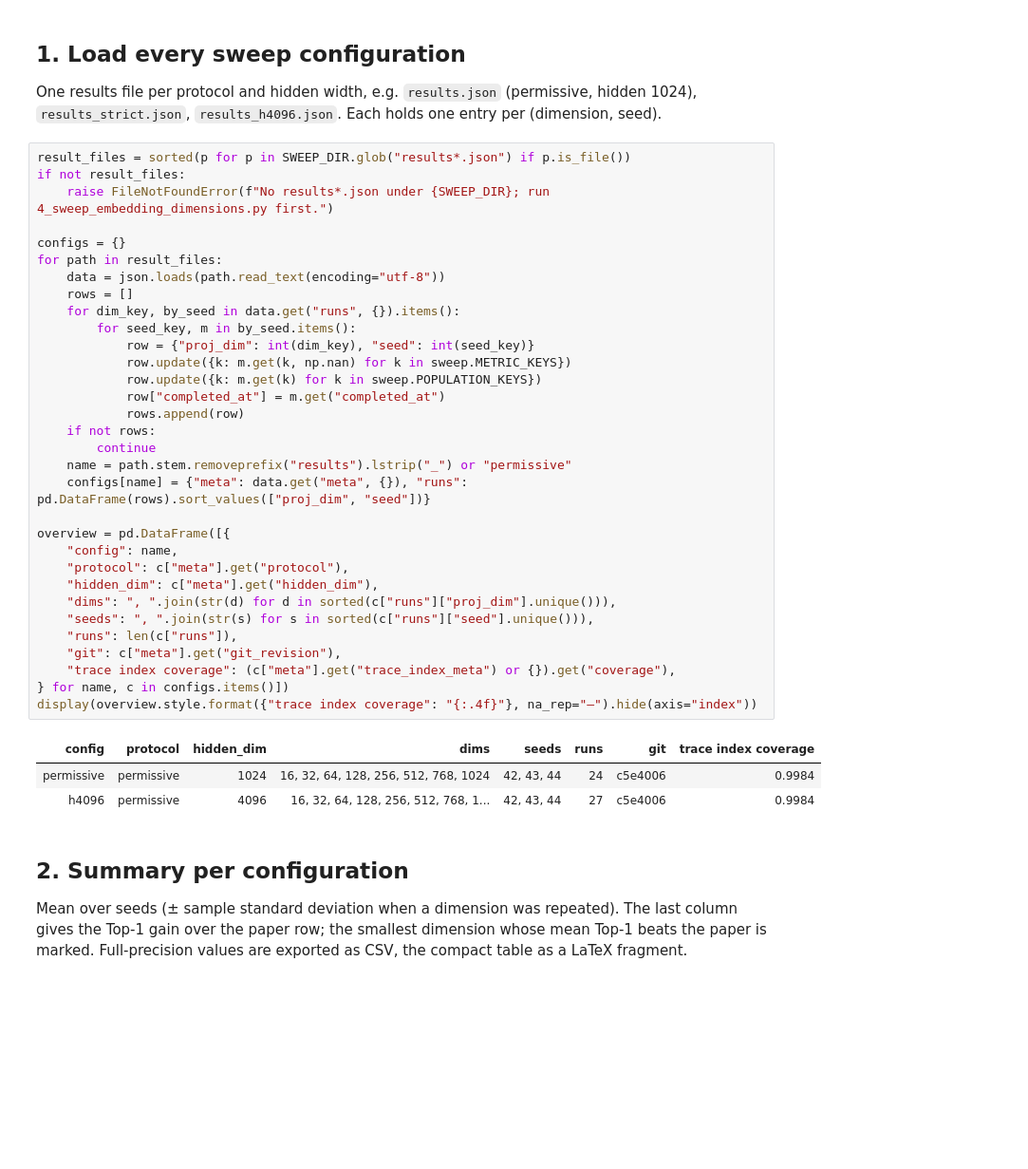
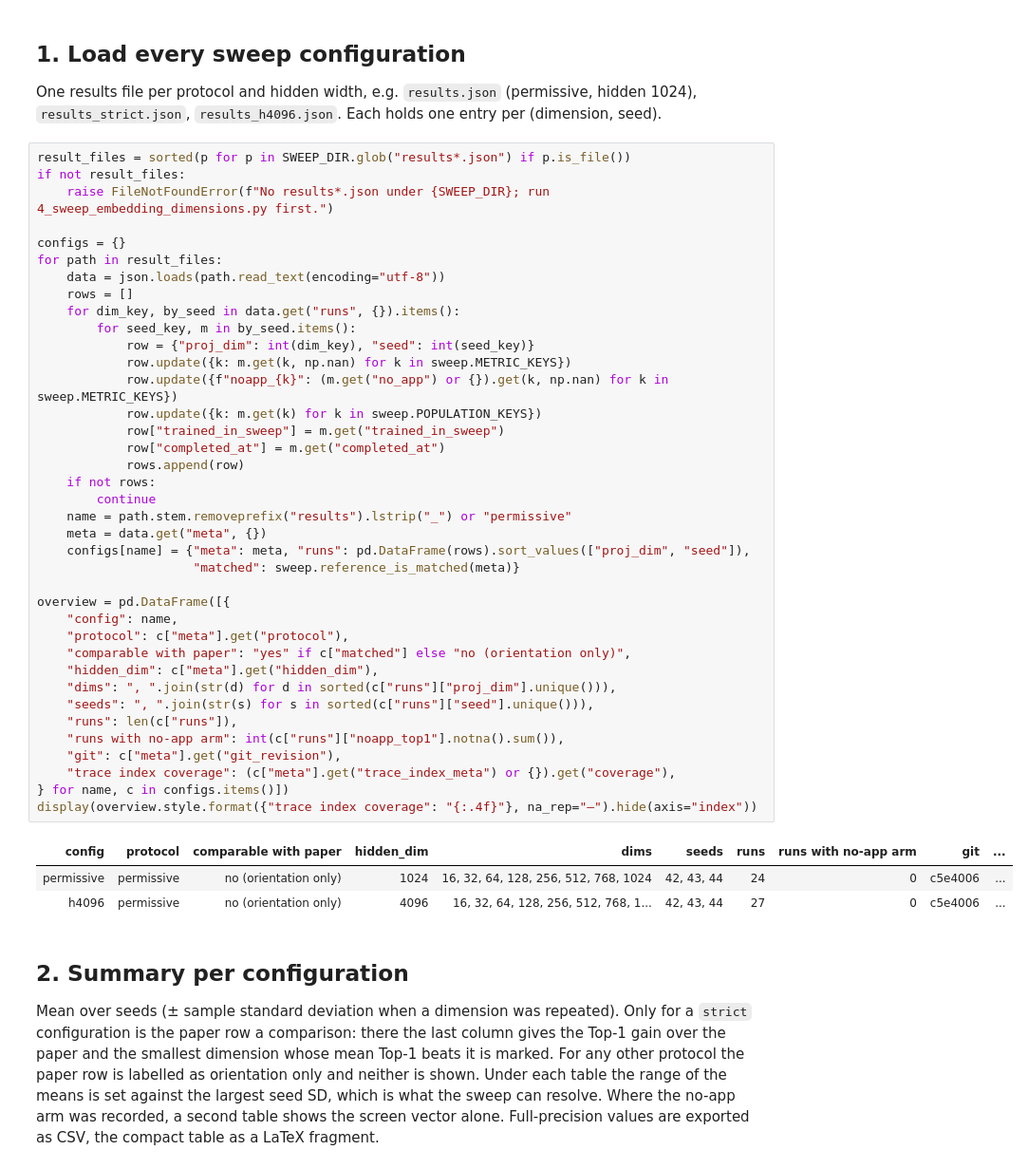
Before and after one commit to yigitBaysoyu/modernizing-screen2vec, a Jupyter notebook: _results_dimension_sweep.ipynb, the cells around one changed output. Shown at 95% size. Cells and saved outputs as stored; diff of their text form; blank space fills up the shorter version.

```diff
--- a/_results_dimension_sweep.ipynb
+++ b/_results_dimension_sweep.ipynb
@@ -61,39 +68,45 @@ result_files = sorted(p for p in SWEEP_DIR.glob("results*.json") if p.is_file())
 if not result_files:
     raise FileNotFoundError(f"No results*.json under {SWEEP_DIR}; run 4_sweep_embedding_dimensions.py first.")
 
 configs = {}
 for path in result_files:
     data = json.loads(path.read_text(encoding="utf-8"))
     rows = []
     for dim_key, by_seed in data.get("runs", {}).items():
         for seed_key, m in by_seed.items():
             row = {"proj_dim": int(dim_key), "seed": int(seed_key)}
             row.update({k: m.get(k, np.nan) for k in sweep.METRIC_KEYS})
+            row.update({f"noapp_{k}": (m.get("no_app") or {}).get(k, np.nan) for k in sweep.METRIC_KEYS})
             row.update({k: m.get(k) for k in sweep.POPULATION_KEYS})
+            row["trained_in_sweep"] = m.get("trained_in_sweep")
             row["completed_at"] = m.get("completed_at")
             rows.append(row)
     if not rows:
         continue
     name = path.stem.removeprefix("results").lstrip("_") or "permissive"
-    configs[name] = {"meta": data.get("meta", {}), "runs": pd.DataFrame(rows).sort_values(["proj_dim", "seed"])}
+    meta = data.get("meta", {})
+    configs[name] = {"meta": meta, "runs": pd.DataFrame(rows).sort_values(["proj_dim", "seed"]),
+                     "matched": sweep.reference_is_matched(meta)}
 
 overview = pd.DataFrame([{
     "config": name,
     "protocol": c["meta"].get("protocol"),
+    "comparable with paper": "yes" if c["matched"] else "no (orientation only)",
     "hidden_dim": c["meta"].get("hidden_dim"),
     "dims": ", ".join(str(d) for d in sorted(c["runs"]["proj_dim"].unique())),
     "seeds": ", ".join(str(s) for s in sorted(c["runs"]["seed"].unique())),
     "runs": len(c["runs"]),
+    "runs with no-app arm": int(c["runs"]["noapp_top1"].notna().sum()),
     "git": c["meta"].get("git_revision"),
     "trace index coverage": (c["meta"].get("trace_index_meta") or {}).get("coverage"),
 } for name, c in configs.items()])
 display(overview.style.format({"trace index coverage": "{:.4f}"}, na_rep="–").hide(axis="index"))
 # %% [output]
-| config | protocol | hidden_dim | dims | seeds | runs | git | trace index coverage |
-| permissive | permissive | 1024 | 16, 32, 64, 128, 256, 512, 768, 1024 | 42, 43, 44 | 24 | c5e4006 | 0.9984 |
-| h4096 | permissive | 4096 | 16, 32, 64, 128, 256, 512, 768, 1... | 42, 43, 44 | 27 | c5e4006 | 0.9984 |
+| config | protocol | comparable with paper | hidden_dim | dims | seeds | runs | runs with no-app arm | git | ... |
+| permissive | permissive | no (orientation only) | 1024 | 16, 32, 64, 128, 256, 512, 768, 1024 | 42, 43, 44 | 24 | 0 | c5e4006 | ... |
+| h4096 | permissive | no (orientation only) | 4096 | 16, 32, 64, 128, 256, 512, 768, 1... | 42, 43, 44 | 27 | 0 | c5e4006 | ... |
 # %% [markdown]
 ## 2. Summary per configuration
 
-Mean over seeds (± sample standard deviation when a dimension was repeated). The last column gives the Top-1 gain over the paper row; the smallest dimension whose mean Top-1 beats the paper is marked. Full-precision values are exported as CSV, the compact table as a LaTeX fragment.
+Mean over seeds (± sample standard deviation when a dimension was repeated). Only for a `strict` configuration is the paper row a comparison: there the last column gives the Top-1 gain over the paper and the smallest dimension whose mean Top-1 beats it is marked. For any other protocol the paper row is labelled as orientation only and neither is shown. Under each table the range of the means is set against the largest seed SD, which is what the sweep can resolve. Where the no-app arm was recorded, a second table shows the screen vector alone. Full-precision values are exported as CSV, the compact table as a LaTeX fragment.
 # %%
```
Also changed, not shown: parts of 8 cells of this notebook, 12 other files.
